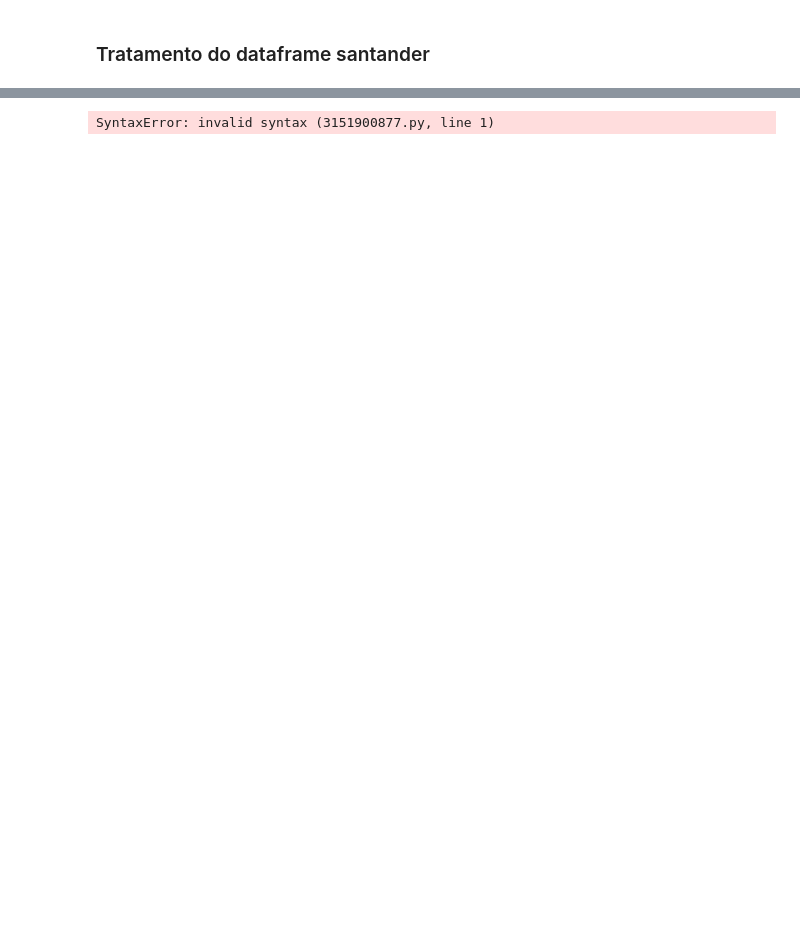
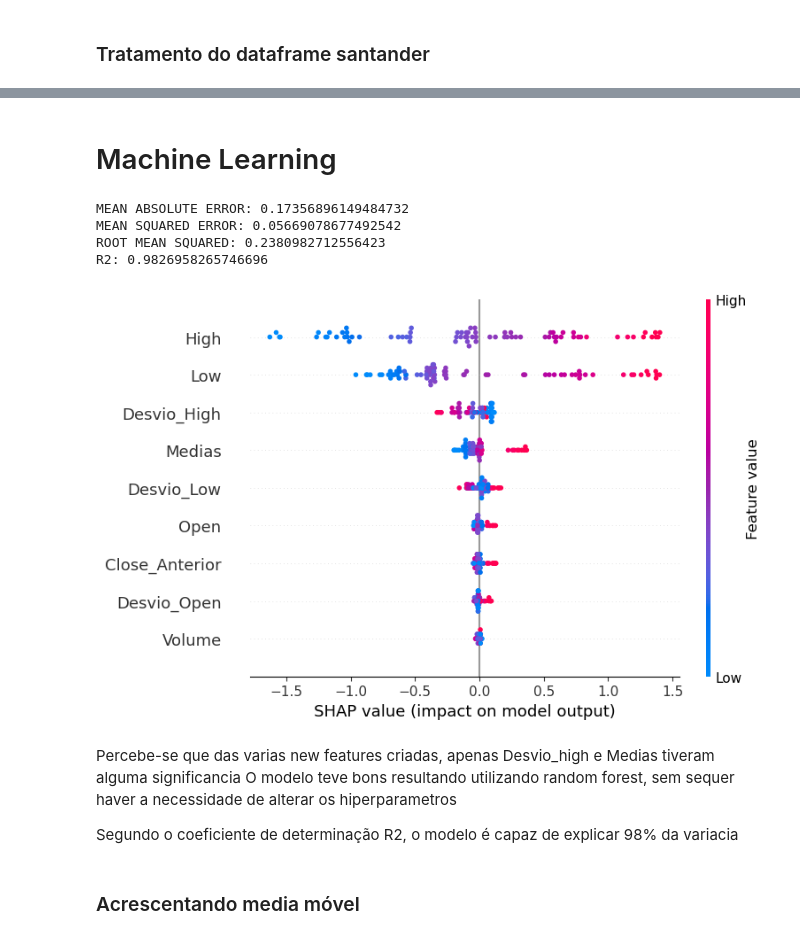
Before and after one commit to Wolfgang-Amadeus-Mozart/Projetos_ciencia_de_dados, a Jupyter notebook: Estudo sobre a performance de ações de bancos na bolsa de valores/Estudo do Mercado Financeiro (Bancos).ipynb, the cells around one changed output, grey strips where cells are left out. Cells and saved outputs as stored; diff of their text form; code cells hidden in the pictures; blank space fills up the shorter version.

```diff
--- a/Estudo sobre a performance de ações de bancos na bolsa de valores/Estudo do Mercado Financeiro (Bancos).ipynb
+++ b/Estudo sobre a performance de ações de bancos na bolsa de valores/Estudo do Mercado Financeiro (Bancos).ipynb
@@ -491,14 +470,60 @@ df_teste1
-# %%
-df_escala = pd.DataFrame(
-    {
-        'Mapa':range(1,15)
-    }
-)
-
-df_escala['Cm'] = df_escala['Mapa'] * 400
-df_escala['Metros'] = (df_escala['Cm'] / 100).astype('int')
-df_escala['Metros'] = df_escala['Metros'].astype('str') + 'm'
-df_escala['Cm'] = df_escala['Cm'].astype('str') + 'cm'
-df_escala
-# %% [output]
-SyntaxError: invalid syntax (3151900877.py, line 1)
+# %% [markdown]
+# Machine Learning
+# %%
+#Testando adcionar uma coluna com o valor de close anterior + a media de Low high e Close_anterior do dia
+#Tambem vou adcionar o uma coluna com o desvios em relação a media
+
+#df_santander = df_santander.drop(columns=['Date'])
+
+medias = []
+
+for item in range(0, len(df_santander)):
+    medias.append(df_santander.iloc[item, 0:3].mean())
+
+media_open = df_santander['Open'].mean()
+media_high = df_santander['High'].mean()
+media_low = df_santander['Low'].mean()
+
+df_santander['Close_Anterior'] = df_santander['Close'].shift(1)
+df_santander['Desvio_Open'] = (df_santander['Open'] - media_open).abs() #valores absolutos
+df_santander['Desvio_High'] = (df_santander['High'] - media_high).abs()
+df_santander['Desvio_Low'] = (df_santander['Low'] - media_low).abs()
+
+df_santander['Medias'] = medias
+
+X = df_santander.drop(columns=['Close'])
+y = df_santander['Close']
+
+X_train, X_test, y_train, y_test = train_test_split(X, y, test_size=0.3, random_state=42)
+
+model_rf = RandomForestRegressor()
+model_rf.fit(X_train, y_train)
+y_pred = model_rf.predict(X_test)
+
+mae = mean_absolute_error(y_test, y_pred)
+mse = mean_squared_error(y_test, y_pred)
+rmse = np.sqrt(mse)  # Raiz quadrada do MSE
+r2 = r2_score(y_test, y_pred)
+
+print("MEAN ABSOLUTE ERROR:", mae)
+print("MEAN SQUARED ERROR:", mse)
+print("ROOT MEAN SQUARED:", rmse)
+print("R2:", r2)
+# %% [output]
+MEAN ABSOLUTE ERROR: 0.17356896149484732
+MEAN SQUARED ERROR: 0.05669078677492542
+ROOT MEAN SQUARED: 0.2380982712556423
+R2: 0.9826958265746696
+# %%
+explainer = shap.TreeExplainer(model_rf)
+shap_values = explainer.shap_values(X_test)
+shap.summary_plot(shap_values, X_test)
+# %% [output]
+[figure, added]
+# %% [markdown]
+Percebe-se que das varias new features criadas, apenas Desvio_high e Medias tiveram alguma significancia
+O modelo teve bons resultando utilizando random forest, sem sequer haver a necessidade de alterar os hiperparametros
+
+Segundo o coeficiente de determinação R2, o modelo é capaz de explicar 98% da variacia
+# %% [markdown]
+### Acrescentando media móvel
```
Also changed, not shown: parts of 29 cells of this notebook.
